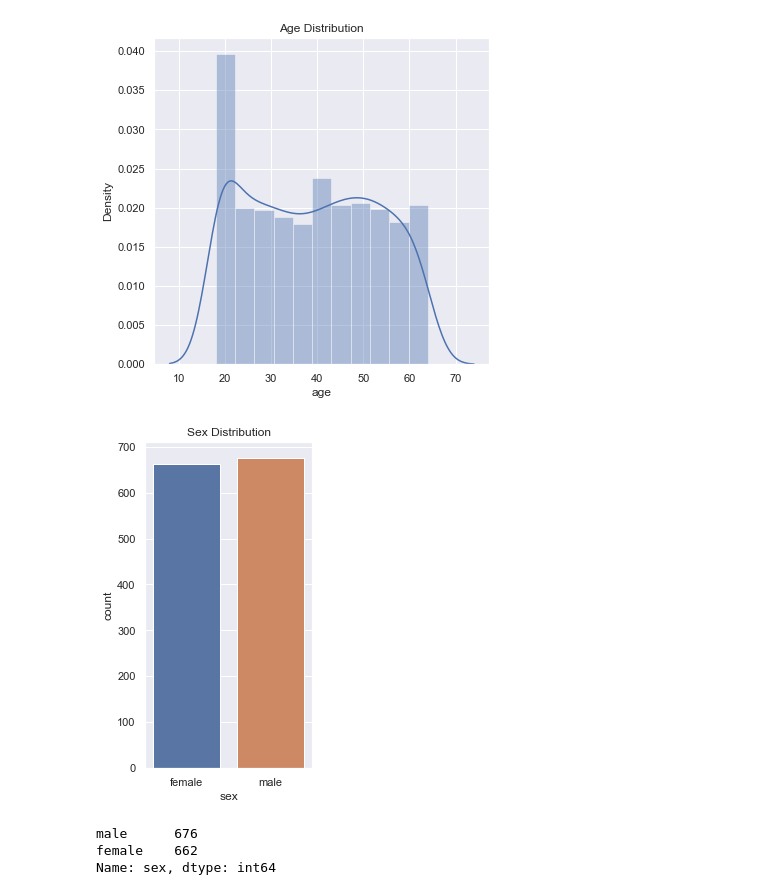
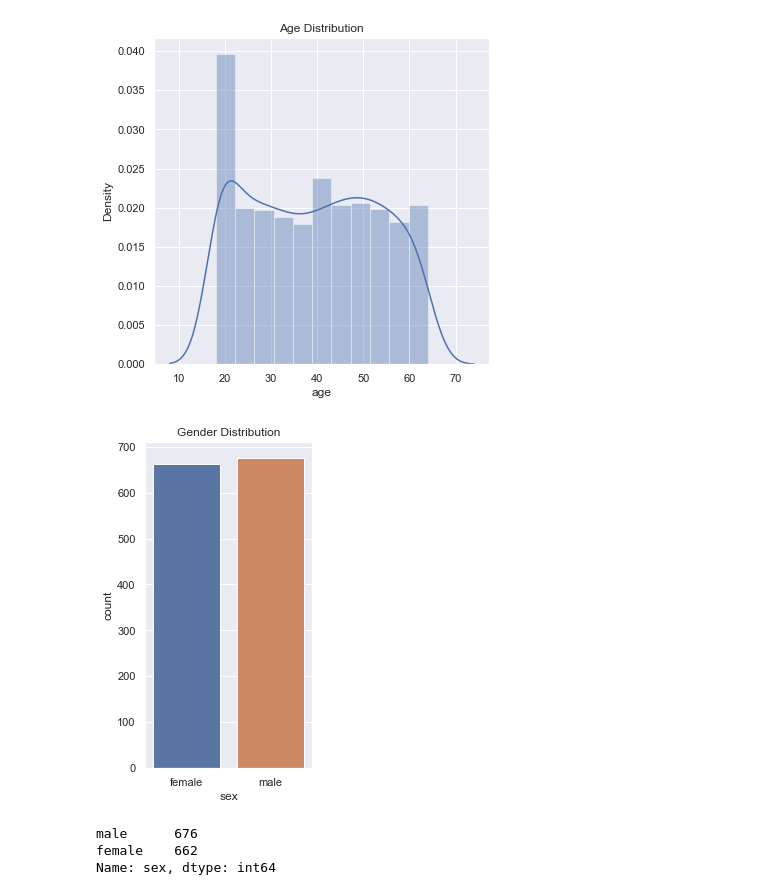
Before and after one commit to elifsare/Medical-Insurance-Cost-Prediction, a Jupyter notebook: PredictionSystem.ipynb, the cells around one changed output. Cells and saved outputs as stored; diff of their text form; code cells hidden in the pictures.

```diff
--- a/PredictionSystem.ipynb
+++ b/PredictionSystem.ipynb
@@ -75,12 +80,13 @@ plt.show()
 # %% [output]
 [figure]
 # %%
+# Gender column
 plt.figure(figsize=(3,6))
 sns.countplot(x='sex', data=dataset)
-plt.title('Sex Distribution')
+plt.title('Gender Distribution')
 plt.show()
 # %% [output]
-[figure, old version]
+[figure, new version]
 # %%
 dataset['sex'].value_counts()
 # %% [output]
```
Also changed, not shown: parts of 14 cells of this notebook.
